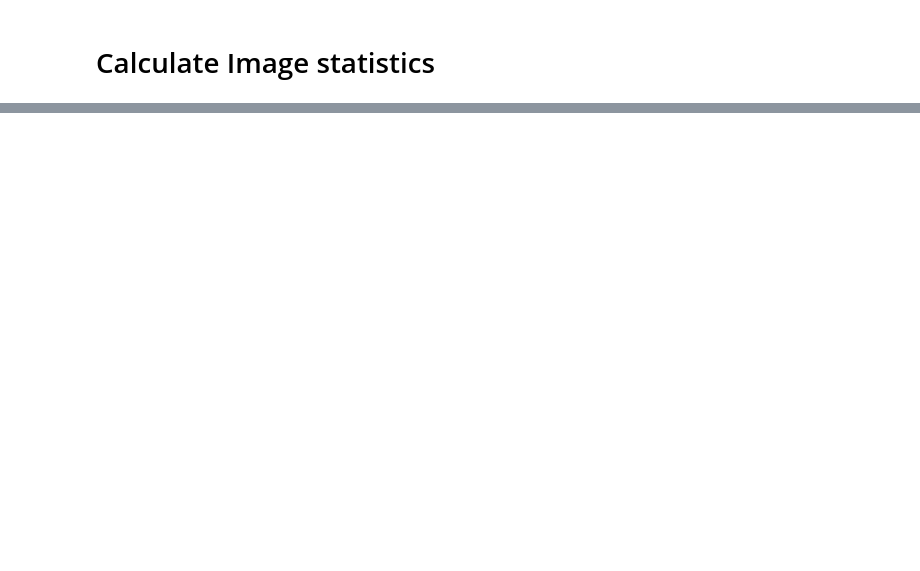
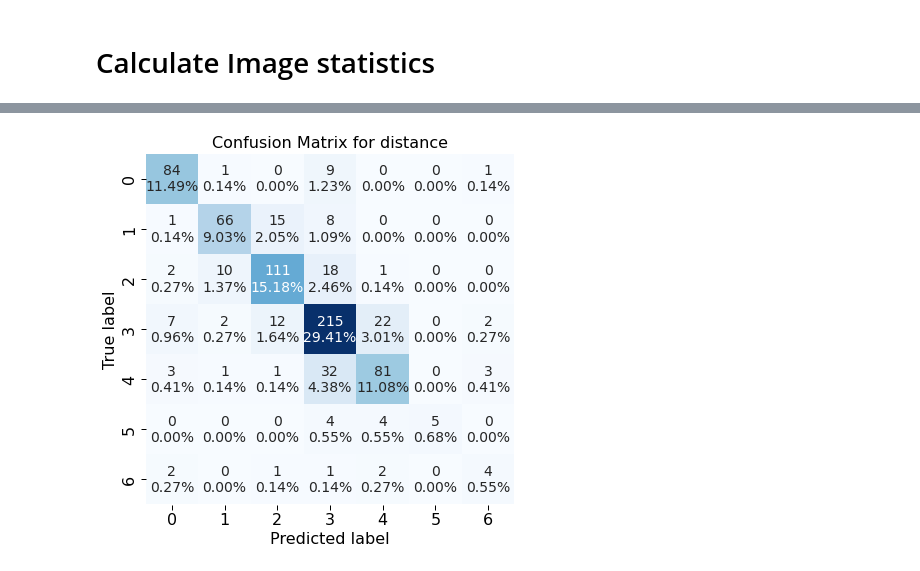
Before and after one commit to gautierdag/piglet-vis, a Jupyter notebook: eda.ipynb, the cells around one changed output, grey strips where cells are left out. Saved outputs shown, nothing was run; the diff lists cells and outputs as text; code cells hidden in the pictures; blank space fills up the shorter version.

```diff
--- a/eda.ipynb
+++ b/eda.ipynb
@@ -626,8 +666,8 @@ for action_argument in action_columns:
 # %%
 import pickle
 
-with open("data/reverse_object_mapping.pkl", "wb") as f:
+with open("data/reverse_object_mapping_full.pkl", "wb") as f:
     pickle.dump(reverse_object_mapper, f)
 
-with open("data/reverse_action_mapping.pkl", "wb") as f:
+with open("data/reverse_action_mapping_full.pkl", "wb") as f:
     pickle.dump(reverse_action_mapper, f)
@@ -646,0 +674,4 @@ reverse_action_mapper
+# %%
+import pickle
+with open("data/reverse_object_mapping_full.pkl", "rb") as f:
+    r = pickle.load(f)
@@ -803,0 +1056,5 @@ total_std = np.sqrt(channels_psum_sq / count - total_mean ** 2)
+# %%
+import seaborn as sns
+
+df = pd.read_csv("~/Downloads/aaa.csv")
+df
@@ -803,0 +1075,31 @@ total_std = np.sqrt(channels_psum_sq / count - total_mean ** 2)
+# %%
+cf_matrix = np.zeros((8,8))
+for i, row in df.iterrows():
+    cf_matrix[row["Actual"],row["Predicted"]] = row["nPredictions"]
+
+cf_matrix = cf_matrix[1:,1:]
+# %%
+import seaborn as sns
+
+fig = plt.gcf()
+fig.set_size_inches(6, 6)
+sns.set_context("paper")
+
+group_counts = ["{0:0.0f}".format(value) for value in cf_matrix.flatten()]
+group_percentages = ["{0:.2%}".format(value) for value in cf_matrix.flatten()/np.sum(cf_matrix)]
+
+labels = [f"{v1}\n{v2}" for v1, v2 in
+      zip(group_counts,group_percentages)]
+
+labels = np.asarray(labels).reshape(cf_matrix.shape)
+
+sns.heatmap(cf_matrix, annot=labels, fmt='', cmap='Blues', cbar=False, annot_kws={"size": 14})
+plt.title("Confusion Matrix for distance", fontsize=16)
+plt.xlabel("Predicted label", fontsize=16)
+plt.ylabel("True label", fontsize=16)
+plt.tick_params(labelsize=16)
+plt.tight_layout()
+plt.savefig("distance.png", dpi=300)
+# plt.show()
+# %% [output]
+[figure, added]
```
Also changed, not shown: parts of 57 cells of this notebook, 34 other files.
